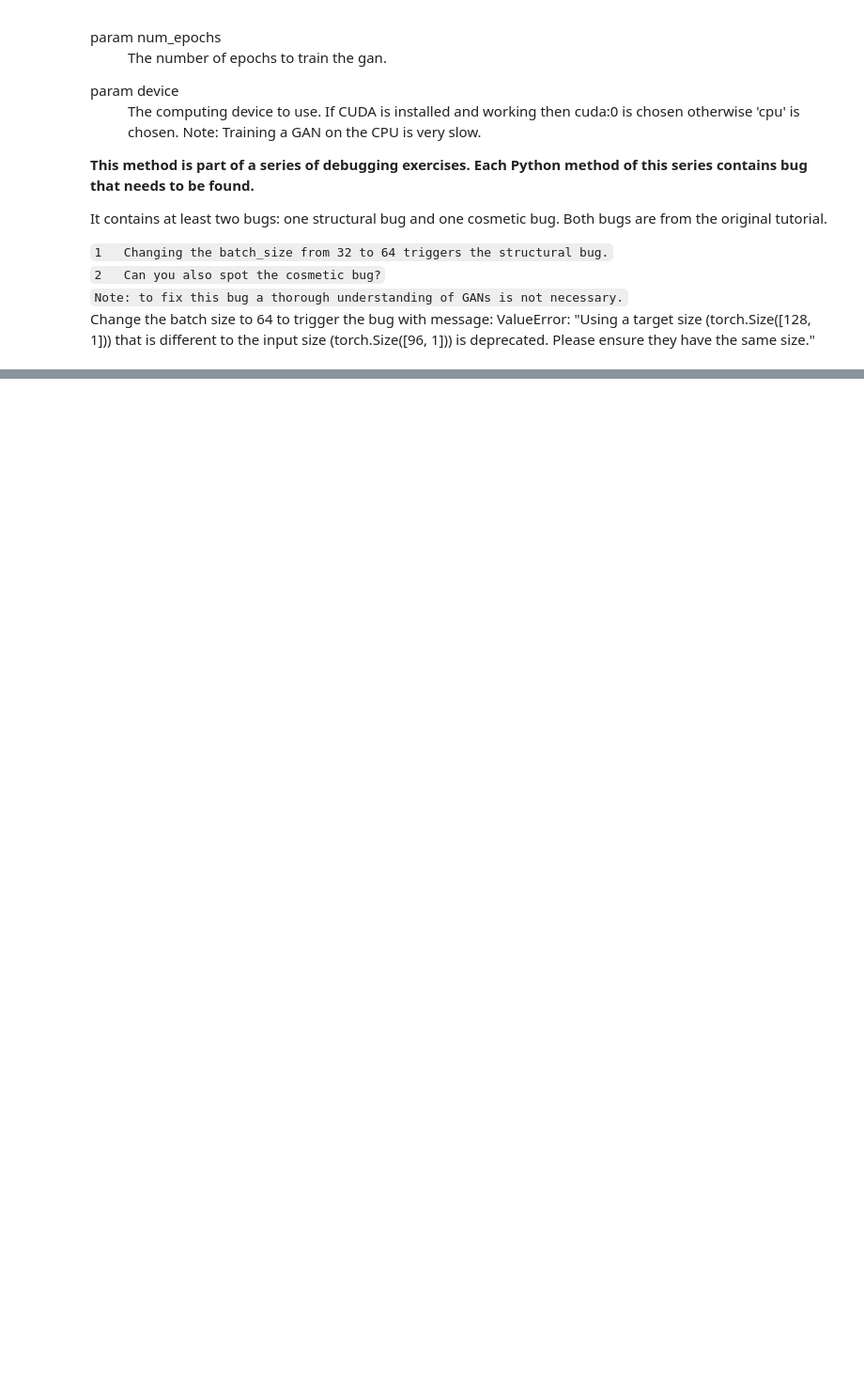
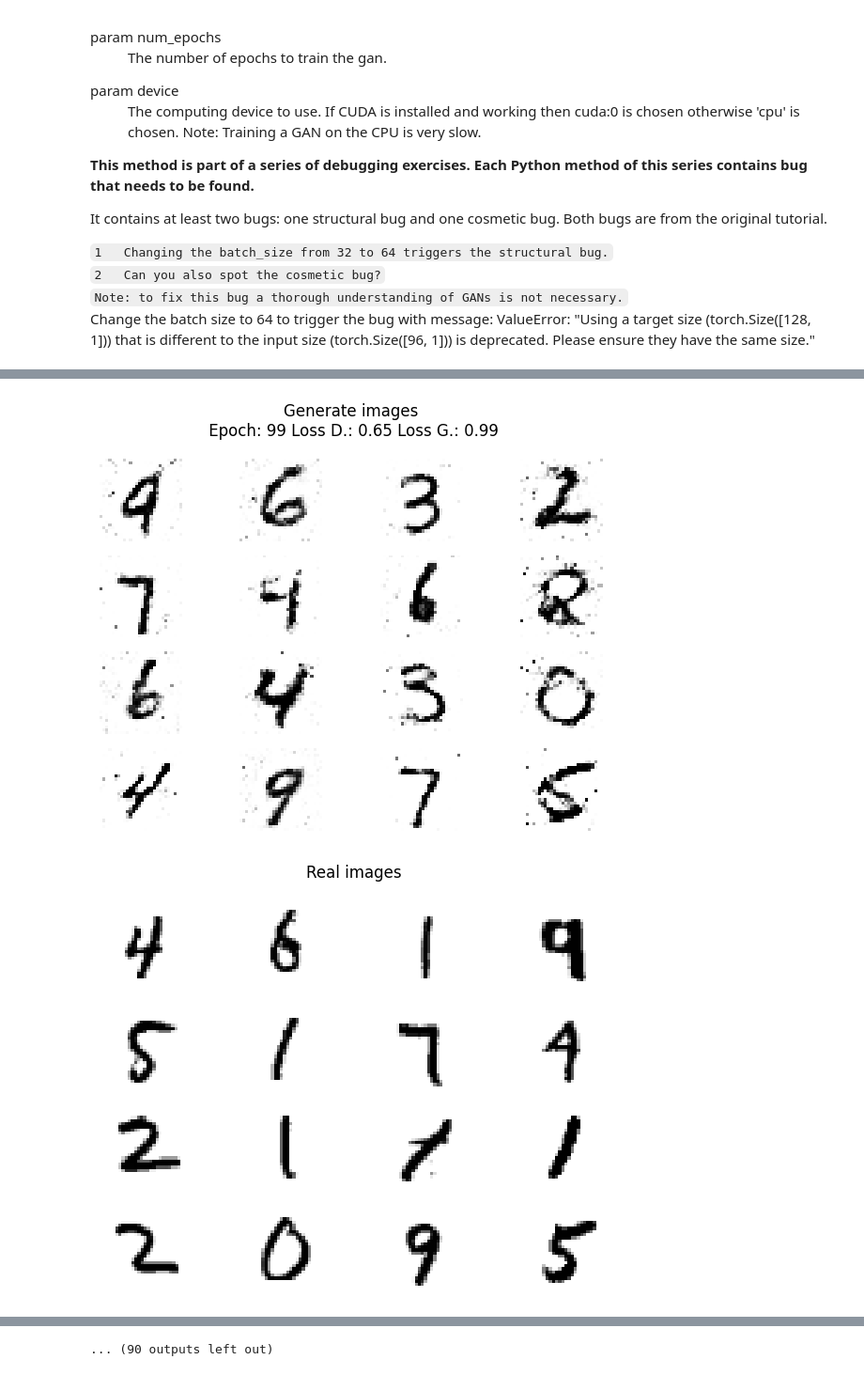
Before and after one commit to MaryamMirbagheri/NHL_assignment, a Jupyter notebook: debugging_Mirbagheri.ipynb, the cells around one changed output, grey strips where cells are left out. Shown at 94% size. Drawn from its saved outputs; the diff is of its cells as text; code cells hidden in the pictures; blank space fills up the shorter version.

```diff
--- a/debugging_Mirbagheri.ipynb
+++ b/debugging_Mirbagheri.ipynb
@@ -489,0 +634,5 @@ Can you also spot the cosmetic bug?
+# %%
+train_gan(batch_size=64, num_epochs=100)
+# %% [output]
+[figure, added]
+[figure, added]
@@ -489,0 +649 @@ Can you also spot the cosmetic bug?
+... (90 outputs left out)
```
Also changed, not shown: parts of 22 cells of this notebook, 1 other file.
